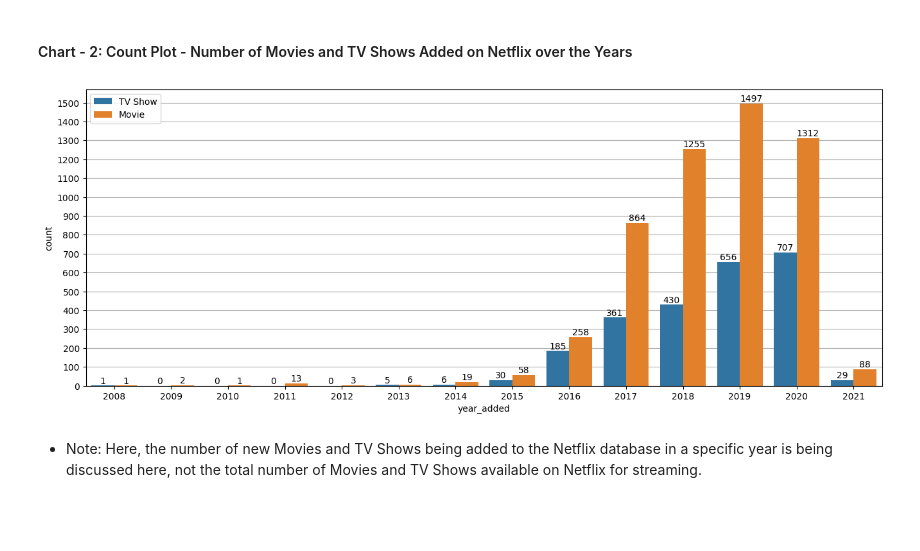
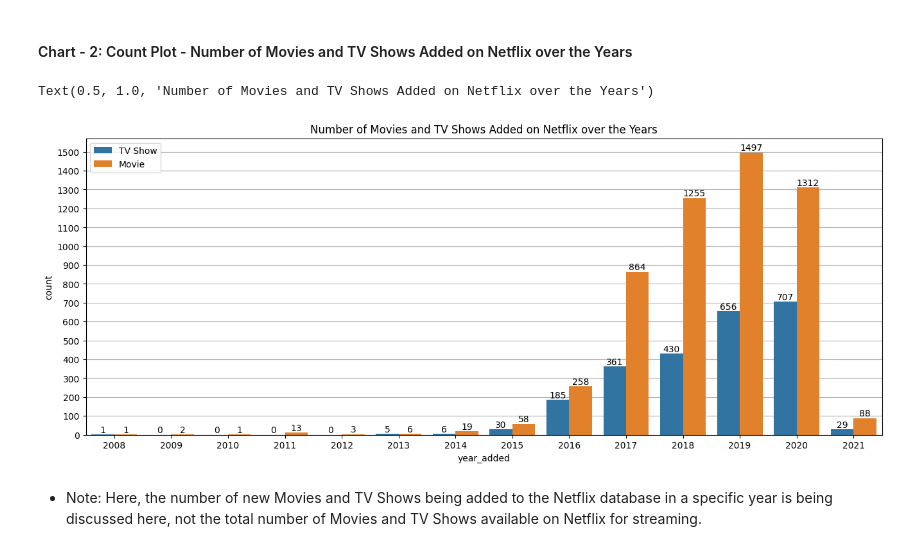
Before and after one commit to dipankarsahu1000/Netflix-Movie-and-TV-Shows-Clustering, a Jupyter notebook: Netflix_Movies_and_TV_Shows_Clustering.ipynb, the cells around one changed output. Cells and saved outputs as stored; diff of their text form; code cells hidden in the pictures; blank space fills up the shorter version.

```diff
--- a/Netflix_Movies_and_TV_Shows_Clustering.ipynb
+++ b/Netflix_Movies_and_TV_Shows_Clustering.ipynb
@@ -344,6 +346,7 @@ df['date_added'] = pd.to_datetime(df['date_added'])
 # %%
 # Creating a new column 'month_added'
 df['month_added'] = df['date_added'].dt.month
+df['month_added'] = df['date_added'].apply(lambda x: datetime.strftime(x, '%b'))
 
 # Creating a new column 'year_added'
 df['year_added'] = df['date_added'].dt.year
@@ -358,3 +363,12 @@ df['listed_in'] = df['listed_in'].apply(lambda x: x.split(","))
+# %%
+# Creating a new column 'lead_actor'
+df['lead_actor'] = df['cast'].apply(lambda x: x[0])
+# %%
+# Creating a new column 'main_genre'
+df['main_genre'] = df['listed_in'].apply(lambda x: x[0])
+# %%
+# Creating a new column 'prim_country', i.e. in case of multiple countries of production, the country which was mainly involved
+df['main_country'] = df['country'].apply(lambda x: x.split(',')[0])
 # %%
 # Checking
 df.head()
@@ -395,18 +411,22 @@ plt.legend()
 #### Chart - 2: Count Plot - Number of Movies and TV Shows Added on Netflix over the Years
 # %%
 plt.figure(figsize = (16, 6))
+plt.yticks(range(0, 2000, 100))
+
+sns.countplot(data = df, x = 'year_added', hue = 'type')
+
 ax = plt.gca()
 ax.yaxis.grid()
-ax.xaxis.grid()
 ax.set_axisbelow(True)
-plt.yticks(range(0, 2000, 100))
-sns.countplot(data = df, x = 'year_added', hue = 'type')
 ax.legend(loc = 'upper left')
 
 for container in ax.containers:
   ax.bar_label(container)
+
+plt.title('Number of Movies and TV Shows Added on Netflix over the Years')
 # %% [output]
+Text(0.5, 1.0, 'Number of Movies and TV Shows Added on Netflix over the Years')
-[figure, old version]
+[figure, new version]
 # %% [markdown]
 * Note: Here, the number of new Movies and TV Shows being added to the Netflix database in a specific year is being discussed here, not the total number of Movies and TV Shows available on Netflix for streaming.
 # %% [markdown]
```
Also changed, not shown: parts of 136 cells of this notebook.
